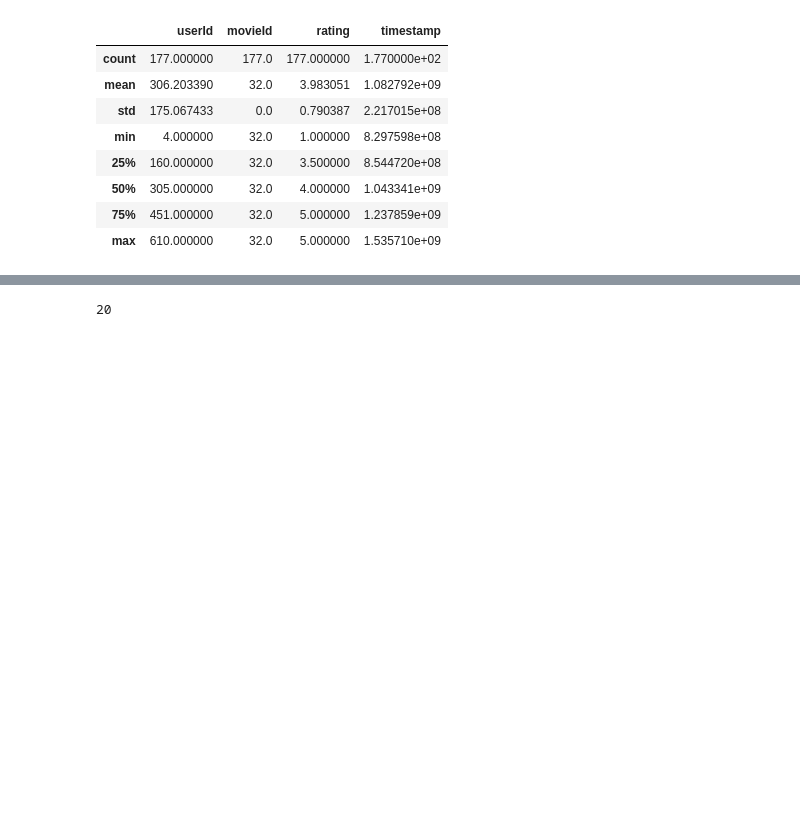
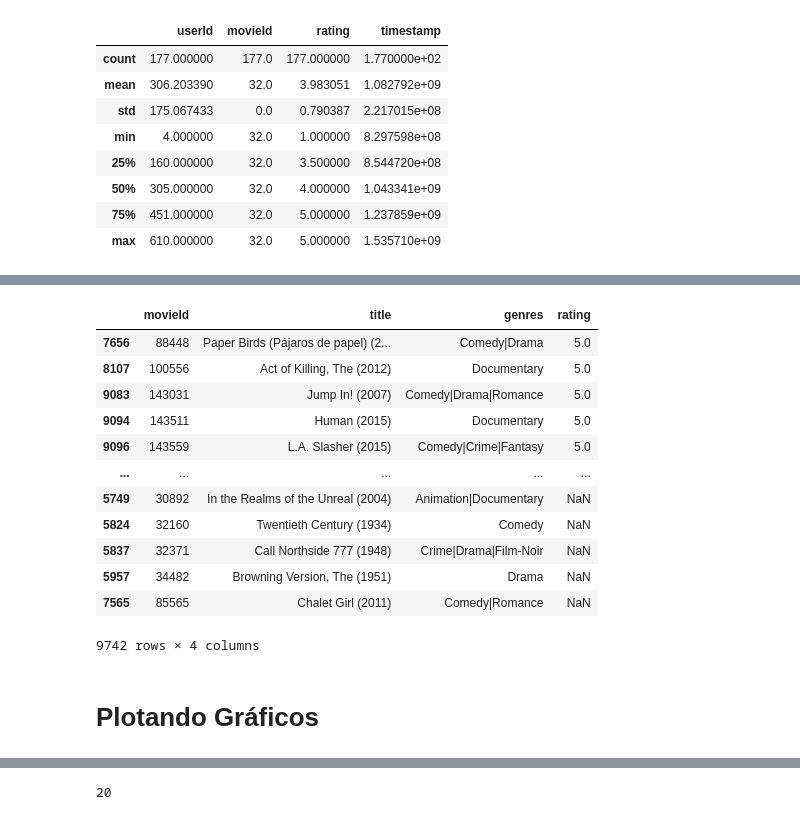
Before and after one commit to italolima04/-quarentena-dados, a Jupyter notebook: QuarentenaDados_1.ipynb, the cells around one changed output, grey strips where cells are left out. Drawn from its saved outputs; the diff is of its cells as text; code cells hidden in the pictures; blank space fills up the shorter version.

```diff
--- a/QuarentenaDados_1.ipynb
+++ b/QuarentenaDados_1.ipynb
@@ -177,3 +157,22 @@ average_movies['mean'].isna().sum()
+# %%
+#Método para ordenar valores, com parâmetro para ordem descrecente.
+average_movies.sort_values('rating', ascending=False)
+# %% [output]
+|  | movieId | title | genres | rating |
+| 7656 | 88448 | Paper Birds (Pájaros de papel) (2... | Comedy|Drama | 5.0 |
+| 8107 | 100556 | Act of Killing, The (2012) | Documentary | 5.0 |
+| 9083 | 143031 | Jump In! (2007) | Comedy|Drama|Romance | 5.0 |
+| 9094 | 143511 | Human (2015) | Documentary | 5.0 |
+| 9096 | 143559 | L.A. Slasher (2015) | Comedy|Crime|Fantasy | 5.0 |
+| ... | ... | ... | ... | ... |
+| 5749 | 30892 | In the Realms of the Unreal (2004) | Animation|Documentary | NaN |
+| 5824 | 32160 | Twentieth Century (1934) | Comedy | NaN |
+| 5837 | 32371 | Call Northside 777 (1948) | Crime|Drama|Film-Noir | NaN |
+| 5957 | 34482 | Browning Version, The (1951) | Drama | NaN |
+| 7565 | 85565 | Chalet Girl (2011) | Comedy|Romance | NaN |
+9742 rows × 4 columns
+# %% [markdown]
+# Plotando Gráficos
 # %%
 grades.query('movieId == 1')['rating'].plot(kind='hist')
 plt.title("Avaliações para o Filme: Toy Story")
```
Also changed, not shown: parts of 58 cells of this notebook.
